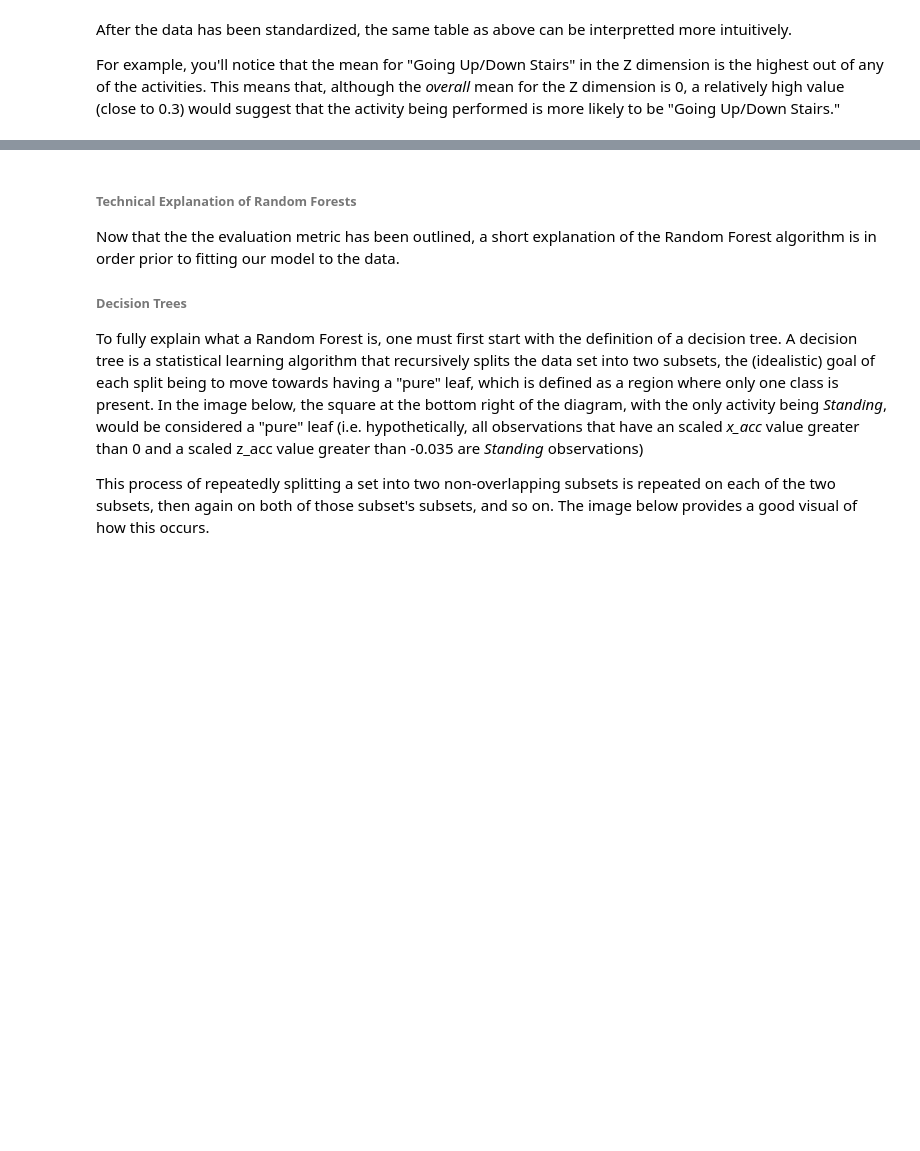
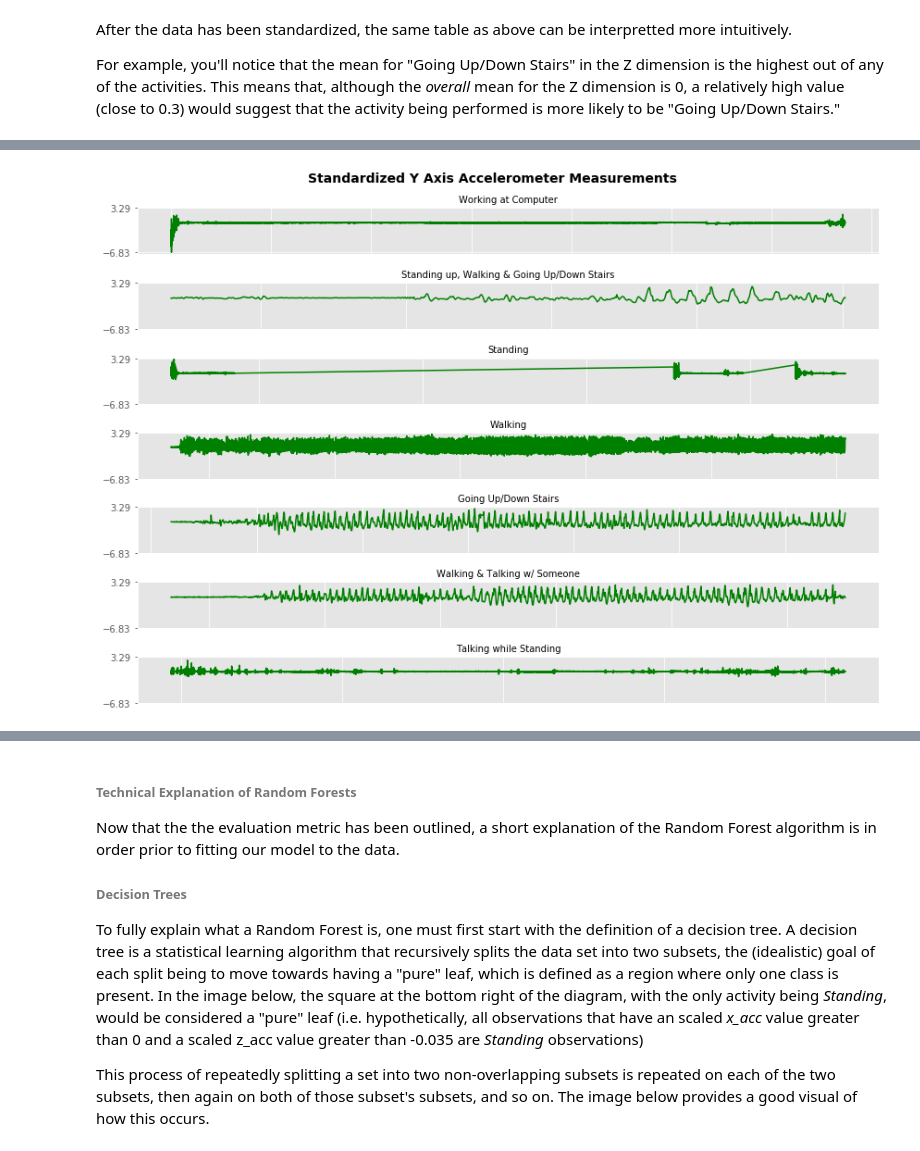
Before and after one commit to marshallm94/Human_Activity_Recognition, a Jupyter notebook: activity_recognition.ipynb, the cells around one changed output, grey strips where cells are left out. Saved outputs shown, nothing was run; the diff lists cells and outputs as text; code cells hidden in the pictures; blank space fills up the shorter version.

```diff
--- a/activity_recognition.ipynb
+++ b/activity_recognition.ipynb
@@ -172,0 +176,5 @@ averager.aggregated_df.head()
+# %%
+y_range = [np.min(display_df.y_acc), np.max(display_df.y_acc)]
+dimension_plot(display_df, 'y_acc', y_range, 'green', 'Standardized Y Axis Accelerometer Measurements')
+# %% [output]
+[figure, added]
```
Also changed, not shown: parts of 53 cells of this notebook, 14 other files.
